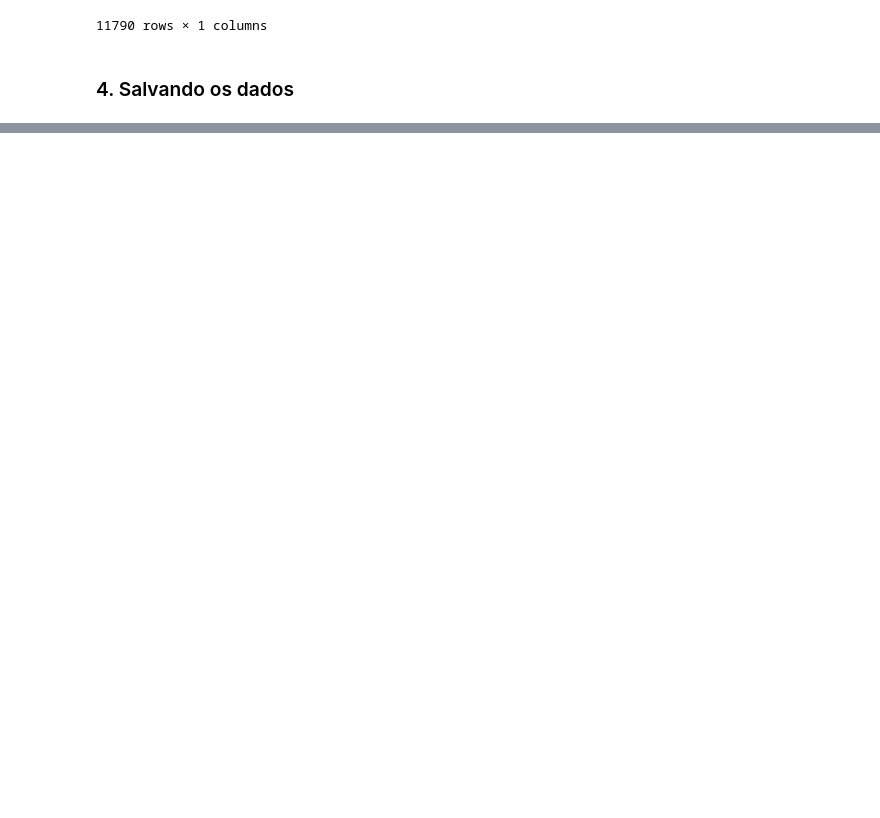
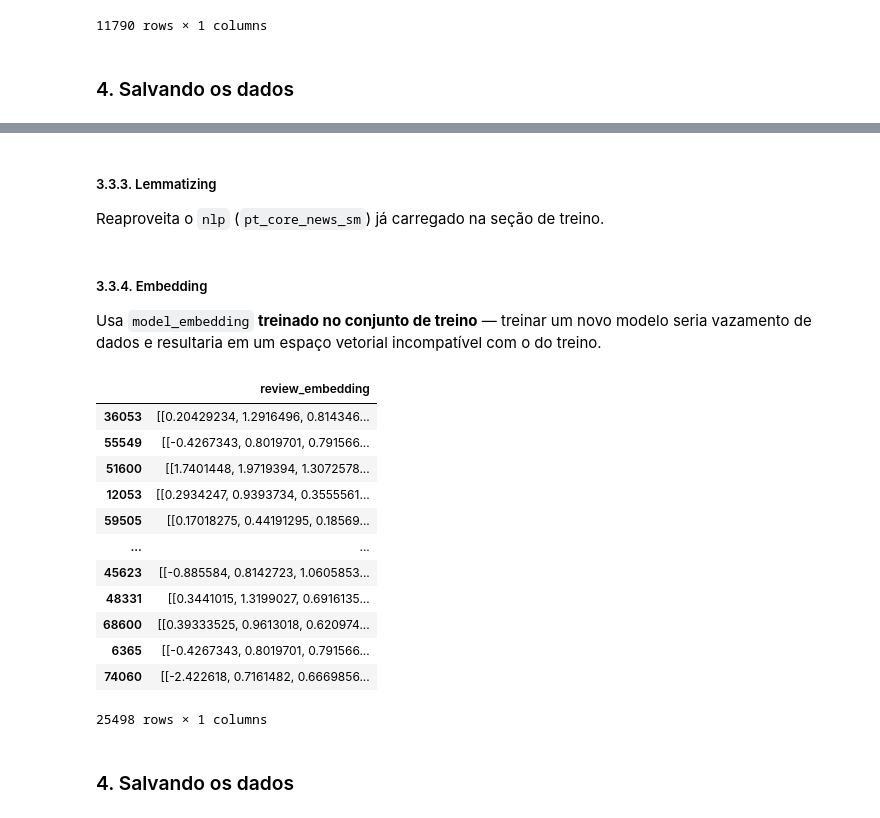
Before and after one commit to rogeriobarbosaa/NLP-Sentiment-Classification-PyTorch, a Jupyter notebook: notebooks/p2_preparation.ipynb, the cells around one changed output, grey strips where cells are left out. Drawn from its saved outputs; the diff is of its cells as text; code cells hidden in the pictures; blank space fills up the shorter version.

```diff
--- a/notebooks/p2_preparation.ipynb
+++ b/notebooks/p2_preparation.ipynb
@@ -342,0 +401,2 @@ y_train.to_csv('data/y_train.csv')
+# %%
+X_test['review_text'] = X_test['review_text'].apply(word_tokenize)
@@ -342,0 +405,33 @@ y_train.to_csv('data/y_train.csv')
+# %%
+X_test['review_text'] = X_test['review_text'].apply(lambda x: remove_stopwords_punctuation(x))
+# %% [markdown]
+##### 3.3.3. Lemmatizing
+
+Reaproveita o `nlp` (`pt_core_news_sm`) já carregado na seção de treino.
+# %%
+X_test["review_text"] = X_test["review_text"].apply(lambda x: lematiza_tokens(x, nlp))
+# %% [markdown]
+##### 3.3.4. Embedding
+
+Usa `model_embedding` **treinado no conjunto de treino** — treinar um novo modelo seria vazamento de dados e resultaria em um espaço vetorial incompatível com o do treino.
+# %%
+X_test['review_text'] = X_test['review_text'].apply(lambda x: embedding_ft(x, model_embedding))
+X_test = X_test.rename(columns={'review_text': 'review_embedding'})
+# %%
+X_test
+# %% [output]
+|  | review_embedding |
+| 36053 | [[0.20429234, 1.2916496, 0.814346... |
+| 55549 | [[-0.4267343, 0.8019701, 0.791566... |
+| 51600 | [[1.7401448, 1.9719394, 1.3072578... |
+| 12053 | [[0.2934247, 0.9393734, 0.3555561... |
+| 59505 | [[0.17018275, 0.44191295, 0.18569... |
+| ... | ... |
+| 45623 | [[-0.885584, 0.8142723, 1.0605853... |
+| 48331 | [[0.3441015, 1.3199027, 0.6916135... |
+| 68600 | [[0.39333525, 0.9613018, 0.620974... |
+| 6365 | [[-0.4267343, 0.8019701, 0.791566... |
+| 74060 | [[-2.422618, 0.7161482, 0.6669856... |
+25498 rows × 1 columns
+# %% [markdown]
+### 4. Salvando os dados
```
Also changed, not shown: parts of 20 cells of this notebook.
